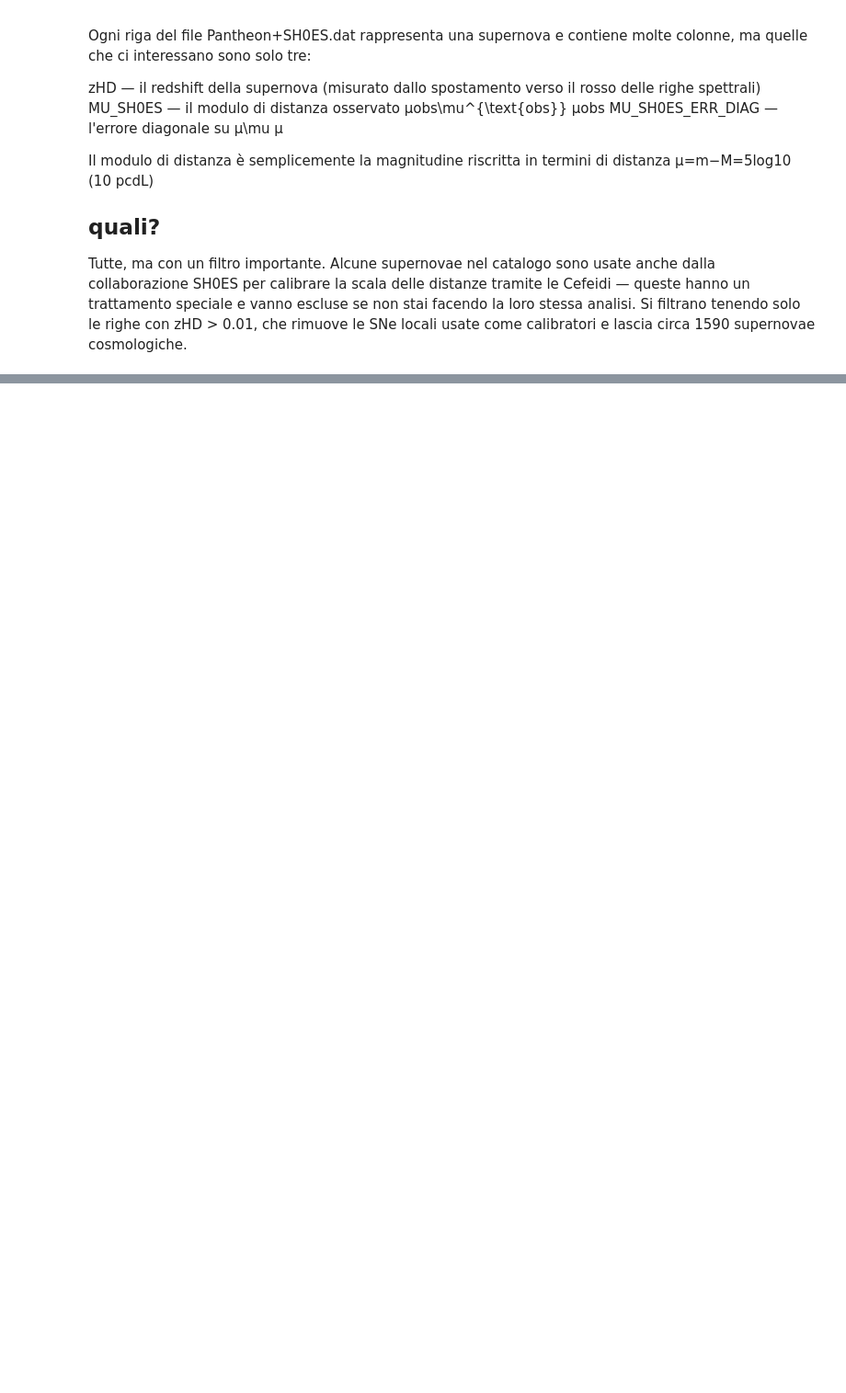
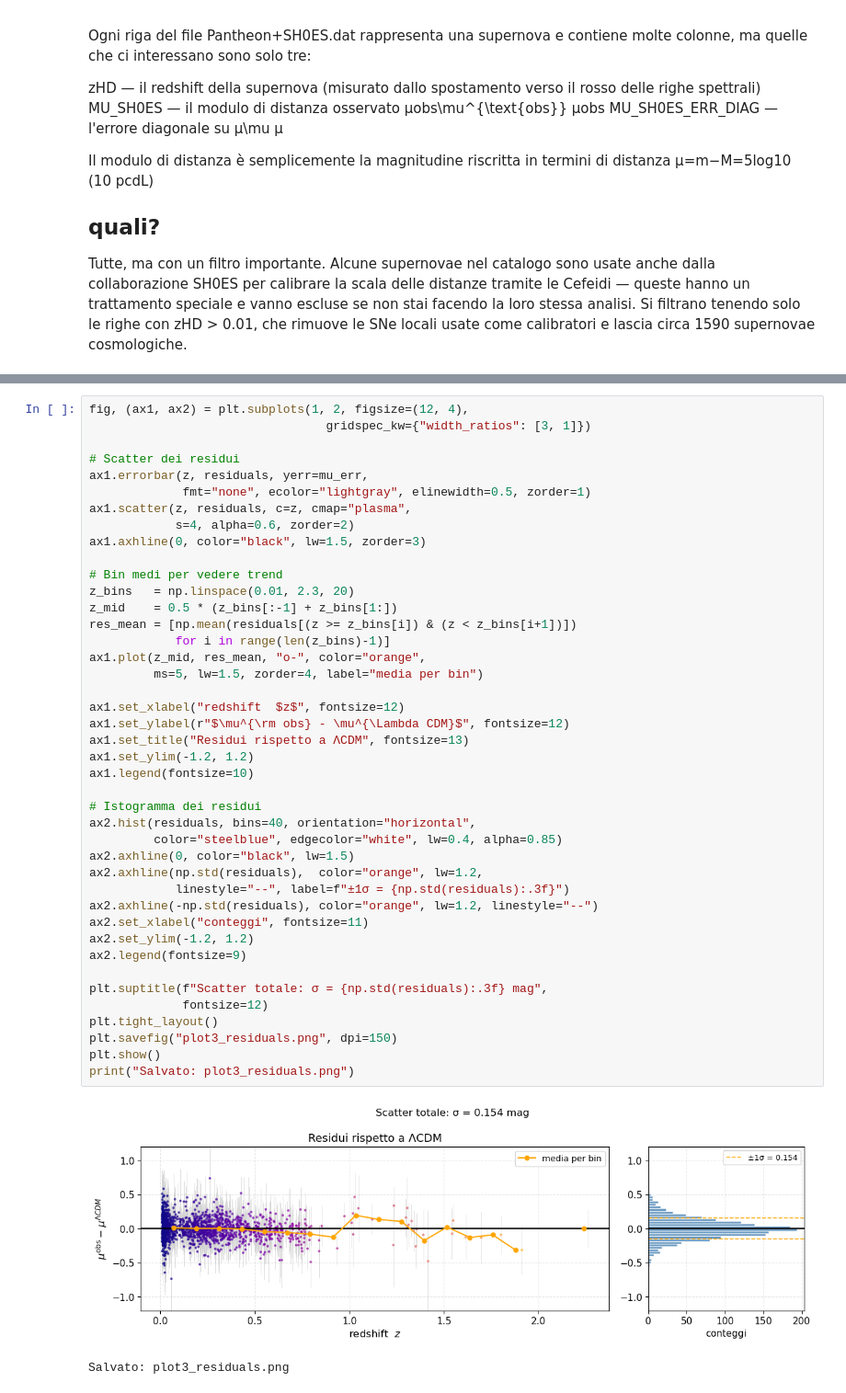
Before and after one commit to PietroCappelli/MCMC_cosmology, a Jupyter notebook: dataset.ipynb, the cells around one changed output, grey strips where cells are left out. Shown at 92% size. Saved outputs shown, nothing was run; the diff lists cells and outputs as text; blank space fills up the shorter version.

```diff
--- a/dataset.ipynb
+++ b/dataset.ipynb
@@ -472,0 +193,45 @@ if __name__ == "__main__":
+# %%
+fig, (ax1, ax2) = plt.subplots(1, 2, figsize=(12, 4),
+                                 gridspec_kw={"width_ratios": [3, 1]})
+
+# Scatter dei residui
+ax1.errorbar(z, residuals, yerr=mu_err,
+             fmt="none", ecolor="lightgray", elinewidth=0.5, zorder=1)
+ax1.scatter(z, residuals, c=z, cmap="plasma",
+            s=4, alpha=0.6, zorder=2)
+ax1.axhline(0, color="black", lw=1.5, zorder=3)
+
+# Bin medi per vedere trend
+z_bins   = np.linspace(0.01, 2.3, 20)
+z_mid    = 0.5 * (z_bins[:-1] + z_bins[1:])
+res_mean = [np.mean(residuals[(z >= z_bins[i]) & (z < z_bins[i+1])])
+            for i in range(len(z_bins)-1)]
+ax1.plot(z_mid, res_mean, "o-", color="orange",
+         ms=5, lw=1.5, zorder=4, label="media per bin")
+
+ax1.set_xlabel("redshift  $z$", fontsize=12)
+ax1.set_ylabel(r"$\mu^{\rm obs} - \mu^{\Lambda CDM}$", fontsize=12)
+ax1.set_title("Residui rispetto a ΛCDM", fontsize=13)
+ax1.set_ylim(-1.2, 1.2)
+ax1.legend(fontsize=10)
+
+# Istogramma dei residui
+ax2.hist(residuals, bins=40, orientation="horizontal",
+         color="steelblue", edgecolor="white", lw=0.4, alpha=0.85)
+ax2.axhline(0, color="black", lw=1.5)
+ax2.axhline(np.std(residuals),  color="orange", lw=1.2,
+            linestyle="--", label=f"±1σ = {np.std(residuals):.3f}")
+ax2.axhline(-np.std(residuals), color="orange", lw=1.2, linestyle="--")
+ax2.set_xlabel("conteggi", fontsize=11)
+ax2.set_ylim(-1.2, 1.2)
+ax2.legend(fontsize=9)
+
+plt.suptitle(f"Scatter totale: σ = {np.std(residuals):.3f} mag",
+             fontsize=12)
+plt.tight_layout()
+plt.savefig("plot3_residuals.png", dpi=150)
+plt.show()
+print("Salvato: plot3_residuals.png")
+# %% [output]
+[figure, added]
+Salvato: plot3_residuals.png
```
Also changed, not shown: parts of 17 cells of this notebook, 5 other files.
